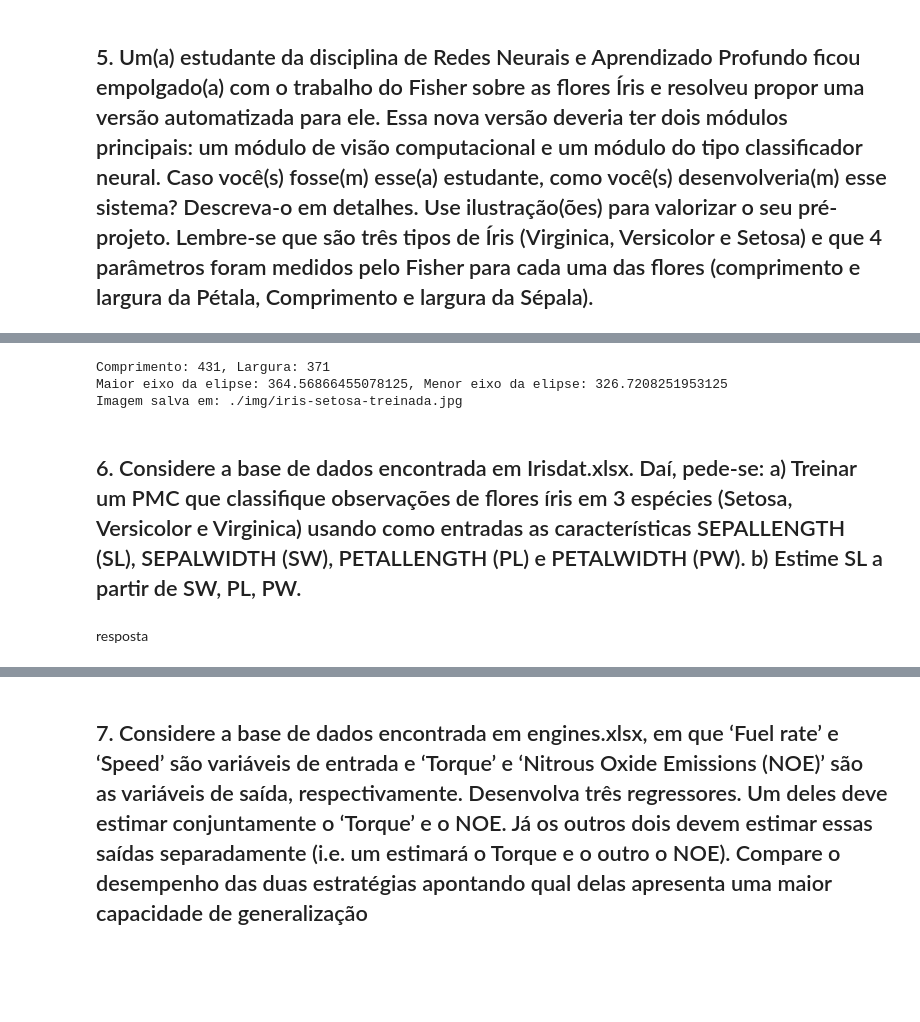
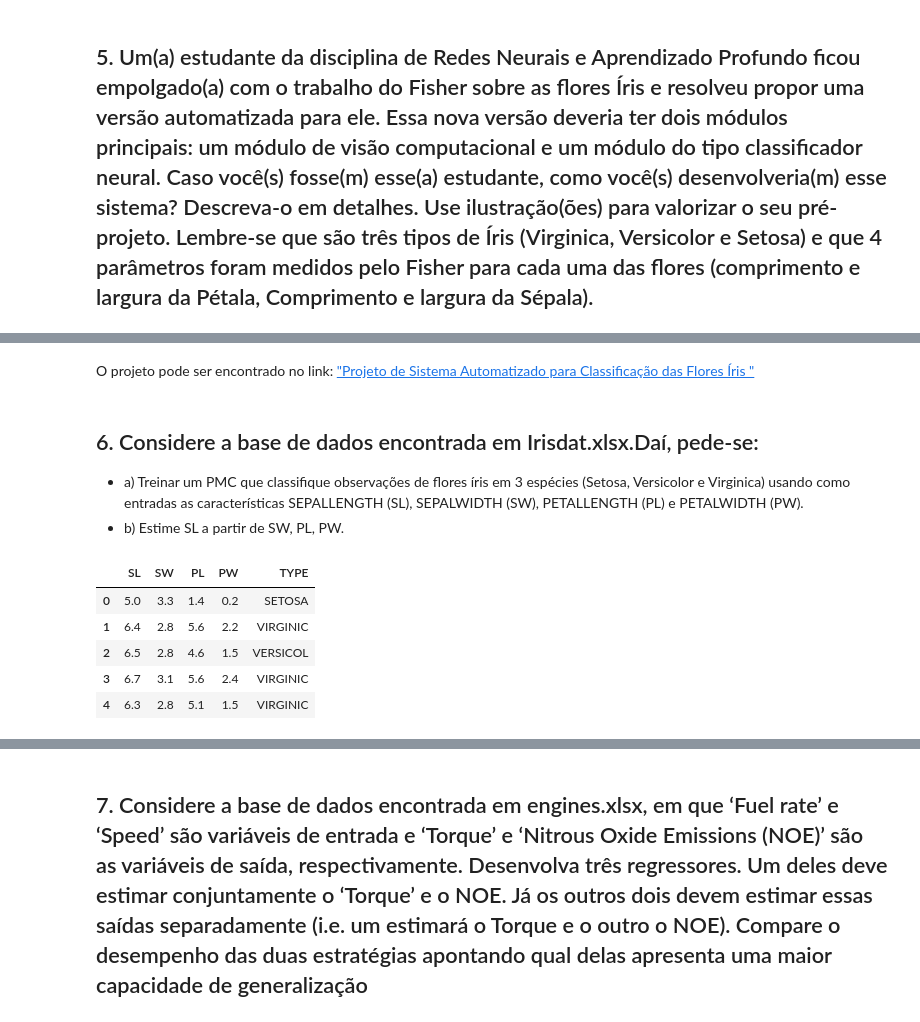
Before and after one commit to brunocferreira/redes-neurais-artificiais, a Jupyter notebook: redesneurais.ipynb, the cells around one changed output, grey strips where cells are left out. Drawn from its saved outputs; the diff is of its cells as text; code cells hidden in the pictures; blank space fills up the shorter version.

Commit message:
update 5, 6, 7 e 9
Fiz a 9 e copiei as demais da minha dupla neste projeto, Alexandre Fortes Santana

```diff
--- a/redesneurais.ipynb
+++ b/redesneurais.ipynb
@@ -672,10 +552,27 @@ def extrair_caracteristicas(imagem):
-# %%
-extrair_caracteristicas('./img/iris-setosa.jpg')
-# %% [output]
-Comprimento: 431, Largura: 371
-Maior eixo da elipse: 364.56866455078125, Menor eixo da elipse: 326.7208251953125
-Imagem salva em: ./img/iris-setosa-treinada.jpg
+# %% [markdown]
+O projeto pode ser encontrado no link: ["Projeto de Sistema Automatizado para Classificação das Flores Íris "]("https://docs.google.com/document/d/1oAT9ueBM05FFpA8k3NKCb3u1_8dOVWDOJTld1i-VdRs/edit?usp=sharing")
 # %% [markdown]
-## 6. Considere a base de dados encontrada em Irisdat.xlsx. Daí, pede-se: a) Treinar um PMC que classifique observações de flores íris em 3 espécies (Setosa, Versicolor e Virginica) usando como entradas as características SEPALLENGTH (SL), SEPALWIDTH (SW), PETALLENGTH (PL) e PETALWIDTH (PW). b) Estime SL a partir de SW, PL, PW.
+## 6. Considere a base de dados encontrada em Irisdat.xlsx.Daí, pede-se:
+- a) Treinar um PMC que classifique observações de flores íris em 3 espécies (Setosa, Versicolor e Virginica) usando como entradas as características SEPALLENGTH (SL), SEPALWIDTH (SW), PETALLENGTH (PL) e PETALWIDTH (PW).
+- b) Estime SL a partir de SW, PL, PW.
-# %% [markdown]
-resposta
+# %%
+import pandas as pd
+
+# Carregando os dados
+data = pd.read_excel("./data/Irisdat.xlsx")
+# Selecionando apenas as colunas desejadas
+selected_columns = ['SL', 'SW', 'PL', 'PW', 'TYPE']
+filtered_df = data[selected_columns].dropna()
+filtered_df = pd.DataFrame(data, columns=['SL', 'SW', 'PL', 'PW', 'TYPE'])
+for col in ['SL', 'SW', 'PL', 'PW']:
+    filtered_df[col] = pd.to_numeric(filtered_df[col], errors='coerce')
+
+filtered_df = filtered_df.dropna()
+filtered_df.head()
+# %% [output]
+|  | SL | SW | PL | PW | TYPE |
+| 0 | 5.0 | 3.3 | 1.4 | 0.2 | SETOSA |
+| 1 | 6.4 | 2.8 | 5.6 | 2.2 | VIRGINIC |
+| 2 | 6.5 | 2.8 | 4.6 | 1.5 | VERSICOL |
+| 3 | 6.7 | 3.1 | 5.6 | 2.4 | VIRGINIC |
+| 4 | 6.3 | 2.8 | 5.1 | 1.5 | VIRGINIC |
```
Also changed, not shown: parts of 21 cells of this notebook, 6 other files.
